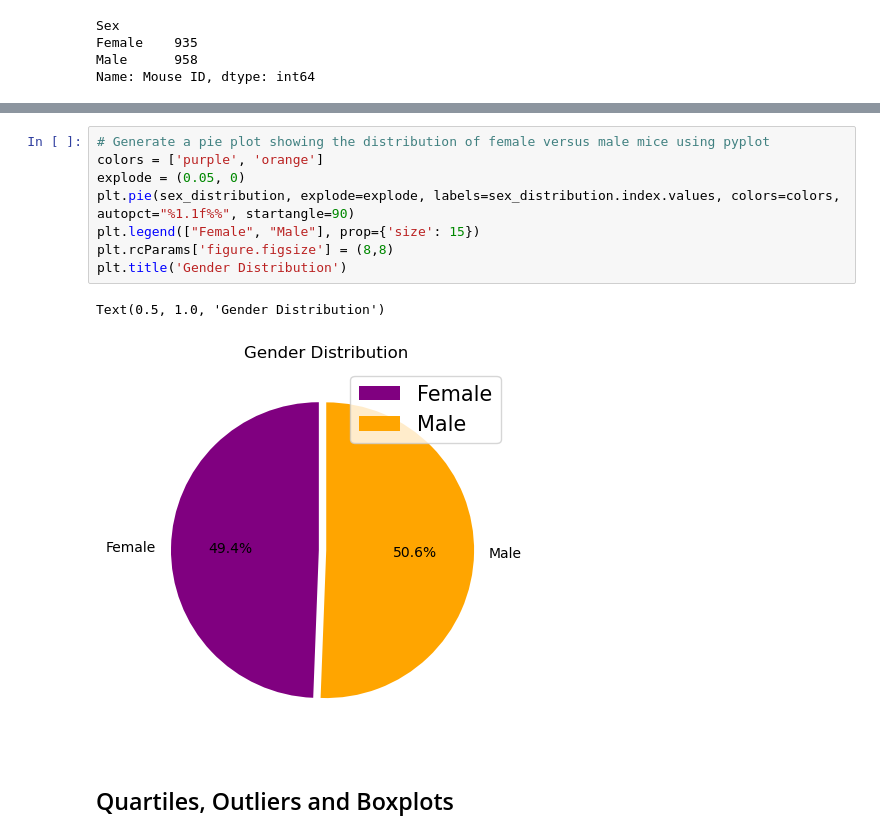
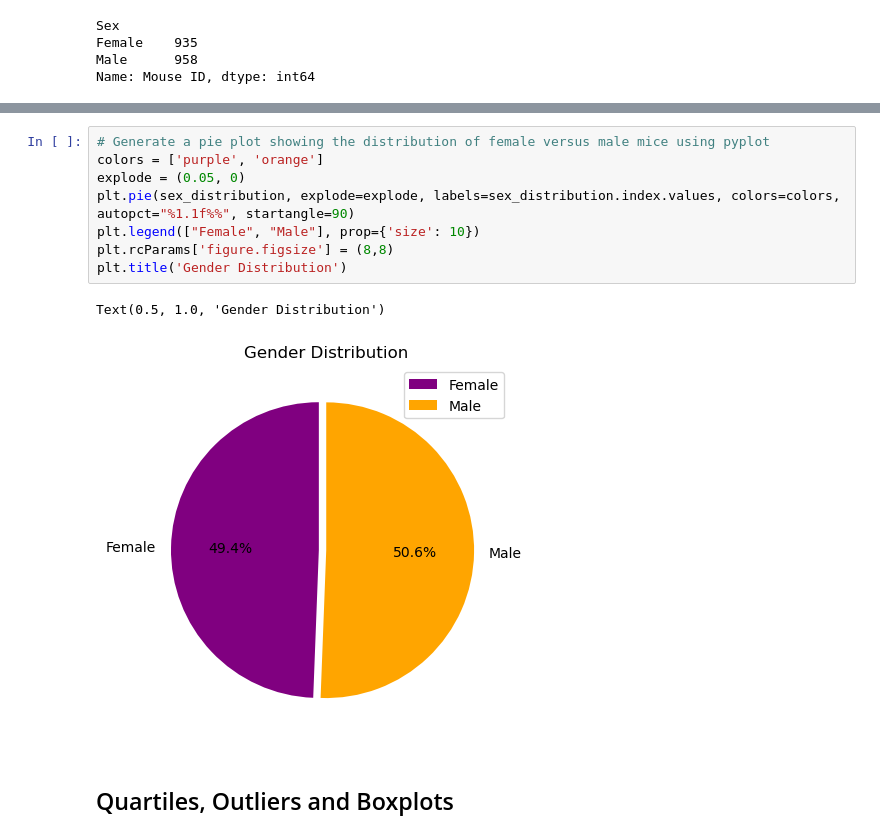
Before and after one commit to rsamma1606/Pymaceuticals, a Jupyter notebook: pymaceuticals_starter.ipynb, the cells around one changed output, grey strips where cells are left out. Saved outputs shown, nothing was run; the diff lists cells and outputs as text.

```diff
--- a/pymaceuticals_starter.ipynb
+++ b/pymaceuticals_starter.ipynb
@@ -209,14 +209,14 @@ panPie_plot.legend(["Female", "Male"], prop={'size': 10})
 # %%
 # Generate a pie plot showing the distribution of female versus male mice using pyplot
 colors = ['purple', 'orange']
 explode = (0.05, 0)
 plt.pie(sex_distribution, explode=explode, labels=sex_distribution.index.values, colors=colors, autopct="%1.1f%%", startangle=90)
-plt.legend(["Female", "Male"], prop={'size': 15})
+plt.legend(["Female", "Male"], prop={'size': 10})
 plt.rcParams['figure.figsize'] = (8,8)
 plt.title('Gender Distribution')
 # %% [output]
 Text(0.5, 1.0, 'Gender Distribution')
-[figure, old version]
+[figure, new version]
 # %% [markdown]
 ## Quartiles, Outliers and Boxplots
 # %%
```
Also changed, not shown: parts of 10 cells of this notebook.
